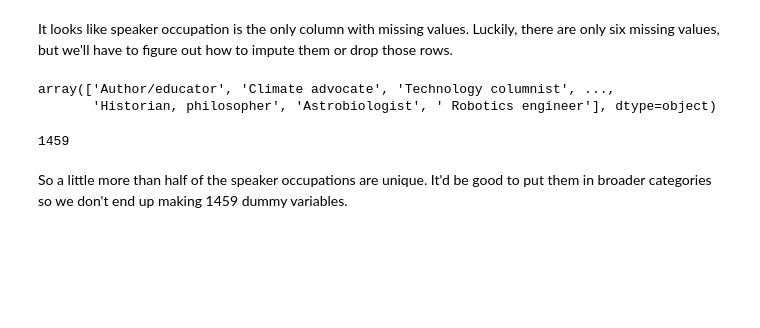
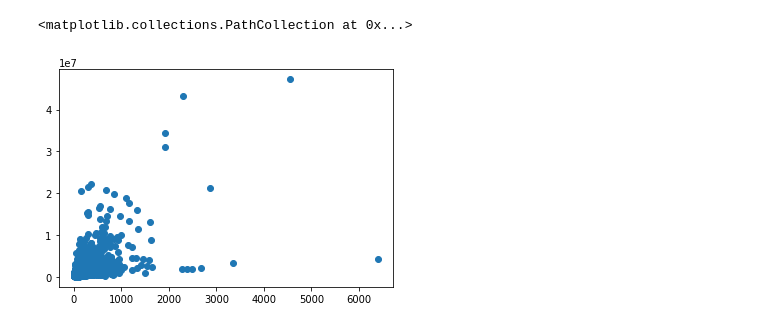
Before and after one commit to TristanMoser/213Project, a Jupyter notebook: Ali.ipynb, the cells around one changed output. Cells and saved outputs as stored; diff of their text form; code cells hidden in the pictures; blank space fills up the shorter version.

```diff
--- a/Ali.ipynb
+++ b/Ali.ipynb
@@ -36,0 +394,2 @@ sns.distplot(data.views, kde = False)
+# %%
+data = pd.read_csv("/Users/alidoxey/Downloads/213Project-master 4/cleaned_data.csv")
@@ -57,13 +426,7 @@ memory usage: 338.8+ KB
-# %% [markdown]
-It looks like speaker occupation is the only column with missing values. Luckily, there are only six missing values, but we'll have to figure out how to impute them or drop those rows.
-# %%
-data.speaker_occupation.unique()
-# %% [output]
-array(['Author/educator', 'Climate advocate', 'Technology columnist', ...,
-       'Historian, philosopher', 'Astrobiologist', ' Robotics engineer'], dtype=object)
-# %%
-len(data.speaker_occupation.unique())
-# %% [output]
-1459
-# %% [markdown]
-So a little more than half of the speaker occupations are unique. It'd be good to put them in broader categories so we don't end up making 1459 dummy variables.
+# %%
+target = data.views
+# %%
+plt.scatter(data.comments, target)
+# %% [output]
+<matplotlib.collections.PathCollection at 0x...>
+[figure, added]
```
Also changed, not shown: parts of 83 cells of this notebook.
